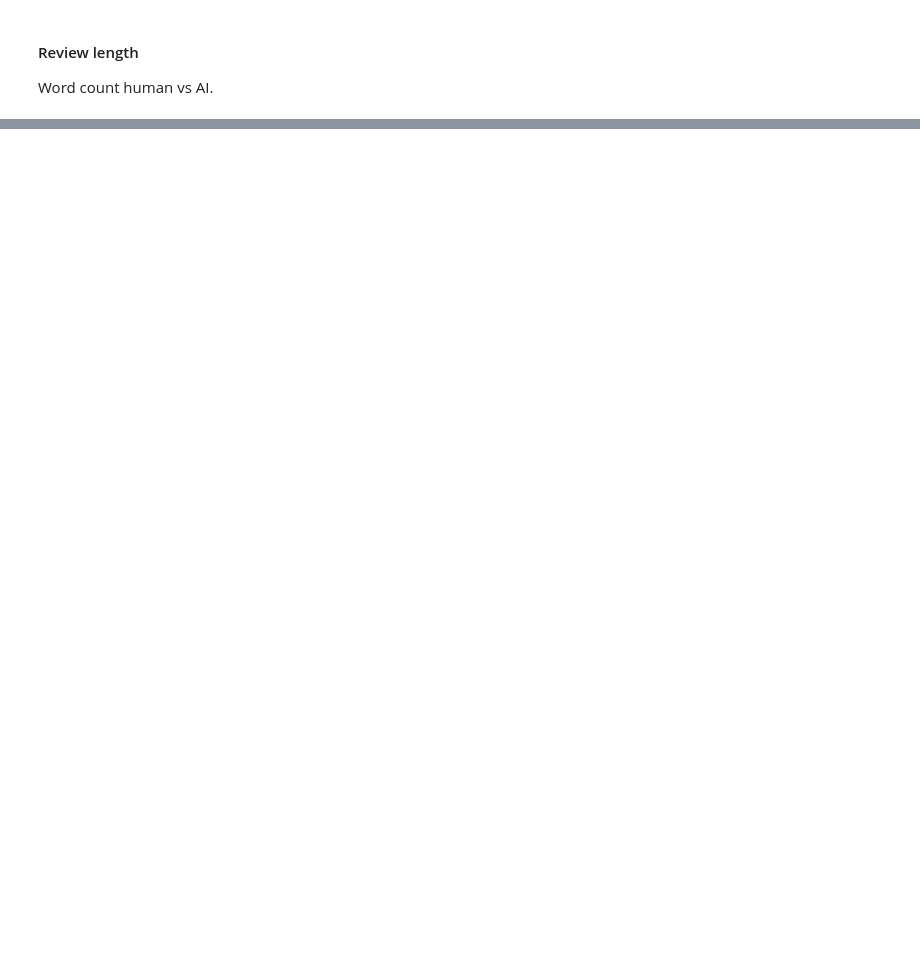
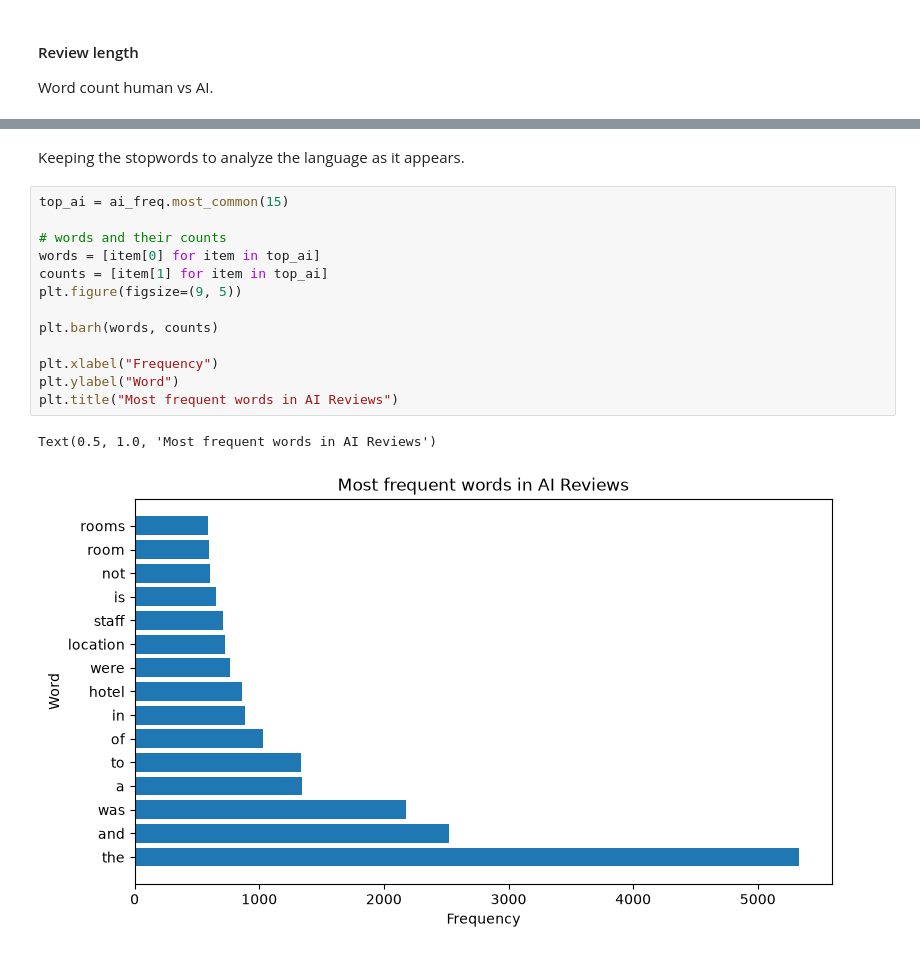
Before and after one commit to Moniica22/DM_assignment, a Jupyter notebook: eda_moni.ipynb, the cells around one changed output, grey strips where cells are left out. Saved outputs shown, nothing was run; the diff lists cells and outputs as text; blank space fills up the shorter version.

```diff
--- a/eda_moni.ipynb
+++ b/eda_moni.ipynb
@@ -167,0 +404,18 @@ Word count human vs AI.
+# %% [markdown]
+Keeping the stopwords to analyze the language as it appears.
+# %%
+top_ai = ai_freq.most_common(15)
+
+# words and their counts
+words = [item[0] for item in top_ai]
+counts = [item[1] for item in top_ai]
+plt.figure(figsize=(9, 5))
+
+plt.barh(words, counts)
+
+plt.xlabel("Frequency")
+plt.ylabel("Word")
+plt.title("Most frequent words in AI Reviews")
+# %% [output]
+Text(0.5, 1.0, 'Most frequent words in AI Reviews')
+[figure, added]
```
Also changed, not shown: parts of 23 cells of this notebook, 2 other files.
